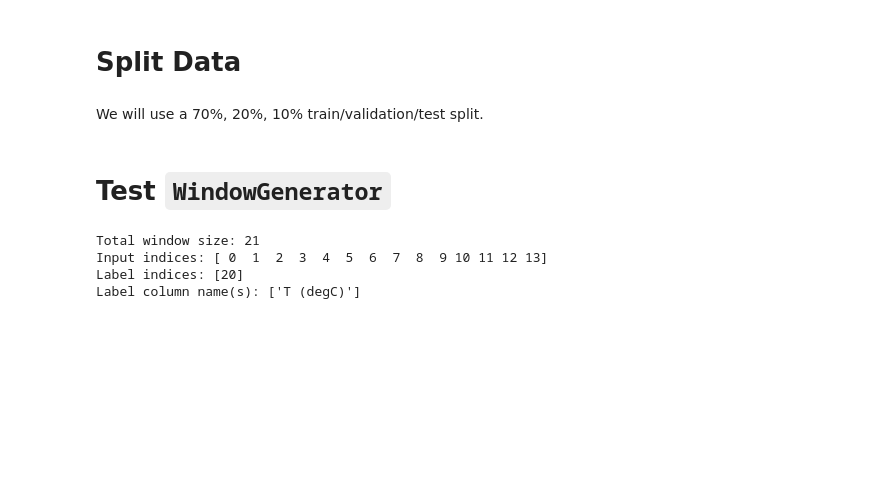
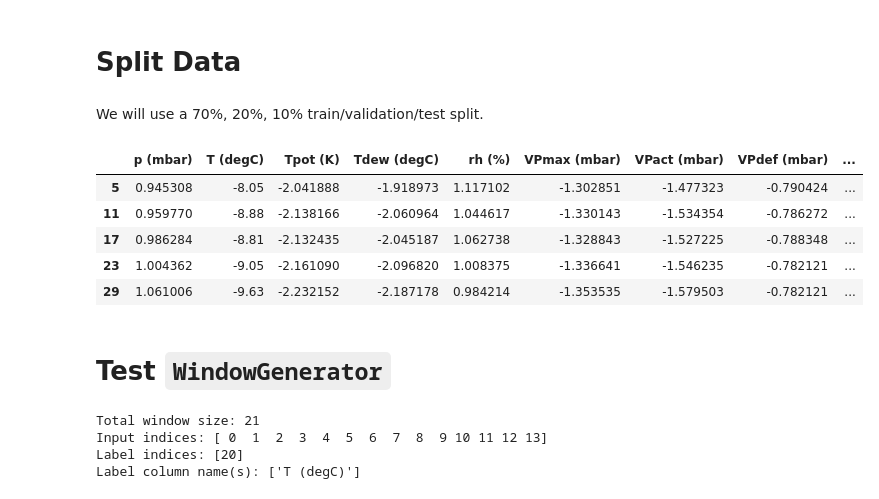
Before and after one commit to johnswyou/tensorflow_timeseries, a Jupyter notebook: timeseries_forecasting.ipynb, the cells around one changed output. Saved outputs shown, nothing was run; the diff lists cells and outputs as text; code cells hidden in the pictures; blank space fills up the shorter version.

```diff
--- a/timeseries_forecasting.ipynb
+++ b/timeseries_forecasting.ipynb
@@ -26,6 +26,17 @@ df.shape
 We will use a 70%, 20%, 10% train/validation/test split.
 # %%
 train_df, val_df, test_df = split_data(df, 0.7, 0.2, True)
+# %%
+train_df, val_df, test_df = split_data_2(df, 0.7, 0.2, "T (degC)")
+# %%
+train_df.head()
+# %% [output]
+|  | p (mbar) | T (degC) | Tpot (K) | Tdew (degC) | rh (%) | VPmax (mbar) | VPact (mbar) | VPdef (mbar) | ... |
+| 5 | 0.945308 | -8.05 | -2.041888 | -1.918973 | 1.117102 | -1.302851 | -1.477323 | -0.790424 | ... |
+| 11 | 0.959770 | -8.88 | -2.138166 | -2.060964 | 1.044617 | -1.330143 | -1.534354 | -0.786272 | ... |
+| 17 | 0.986284 | -8.81 | -2.132435 | -2.045187 | 1.062738 | -1.328843 | -1.527225 | -0.788348 | ... |
+| 23 | 1.004362 | -9.05 | -2.161090 | -2.096820 | 1.008375 | -1.336641 | -1.546235 | -0.782121 | ... |
+| 29 | 1.061006 | -9.63 | -2.232152 | -2.187178 | 0.984214 | -1.353535 | -1.579503 | -0.782121 | ... |
 # %% [markdown]
 # Test `WindowGenerator`
 # %%
```
Also changed, not shown: parts of 3 cells of this notebook, 1 other file.
